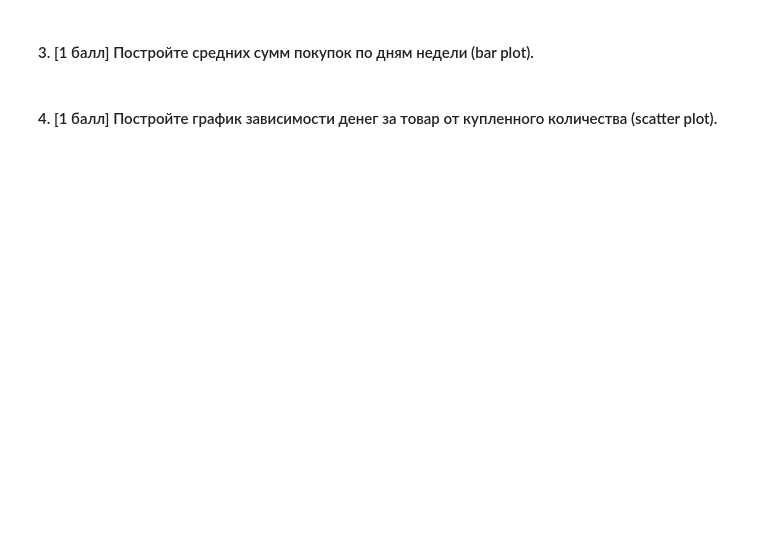
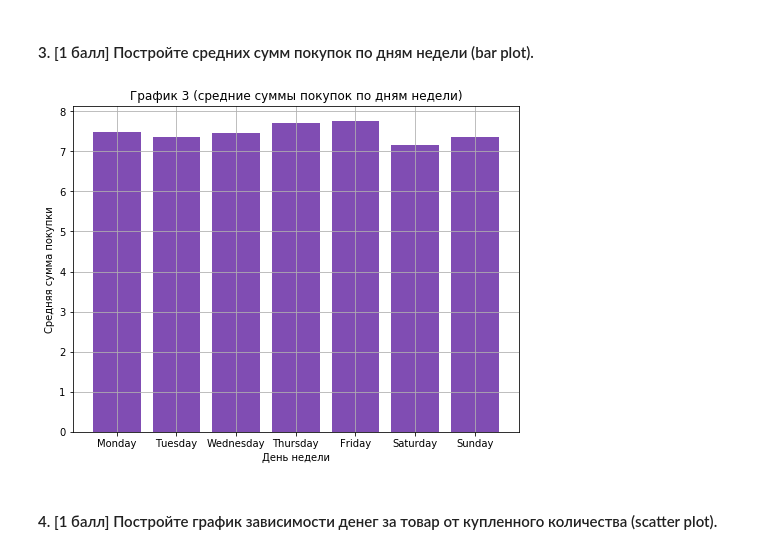
Before and after one commit to hse-mlearn/ha-01-Kolyaseva9, a Jupyter notebook: homework-practice-01.ipynb, the cells around one changed output. Cells and saved outputs as stored; diff of their text form; code cells hidden in the pictures; blank space fills up the shorter version.

```diff
--- a/homework-practice-01.ipynb
+++ b/homework-practice-01.ipynb
@@ -334,2 +380,16 @@ df['date'] = df.order_id.map(dates['date'])
+# %%
+df_w = df.copy()
+df_w['date'] = pd.to_datetime(df_w['date'])
+df_w['week_day'] = df_w.apply(lambda row: row['date'].weekday_name, axis=1)
+df_w_mean = df_w.groupby(['week_day']).mean()
+df_new = df_w_mean.reindex(['Monday', 'Tuesday', 'Wednesday', 'Thursday', 'Friday', 'Saturday', 'Sunday'])
+plt.figure(figsize=(8, 6))
+plt.bar(df_new.index, df_new['item_price_float'], color=(0.5, 0.3, 0.7, 1))
+plt.title('График 3 (средние суммы покупок по дням недели)')
+plt.xlabel('День недели')
+plt.ylabel('Средняя сумма покупки')
+plt.grid(True)
+# %% [output]
+[figure, added]
 # %% [markdown]
 #### 4. [1 балл] Постройте график зависимости денег за товар от купленного количества (scatter plot).
```
Also changed, not shown: parts of 16 cells of this notebook.
